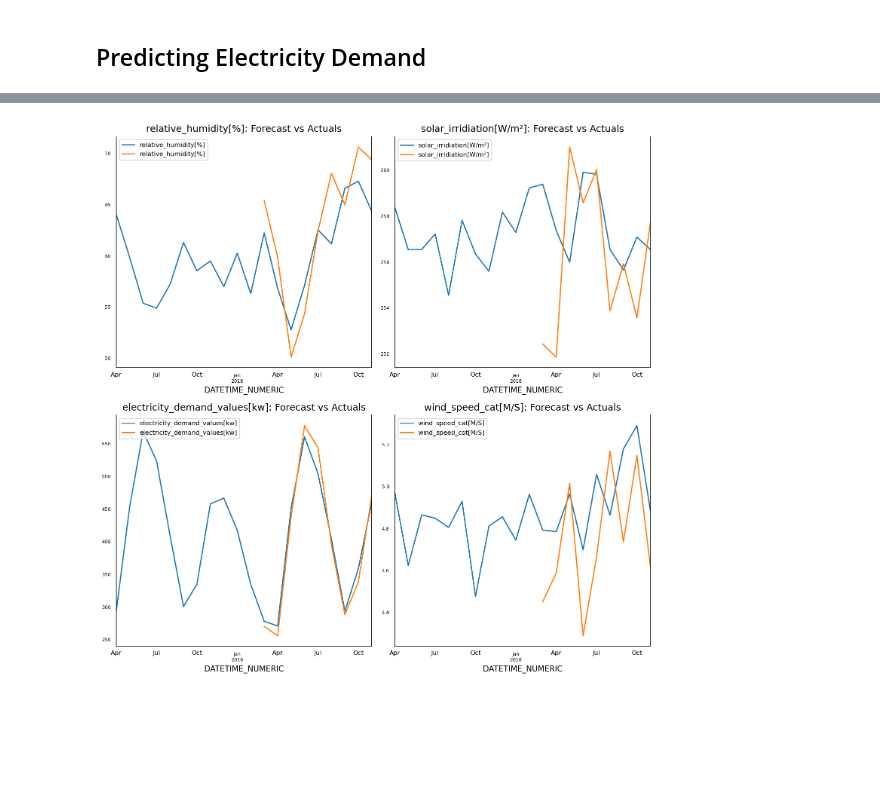
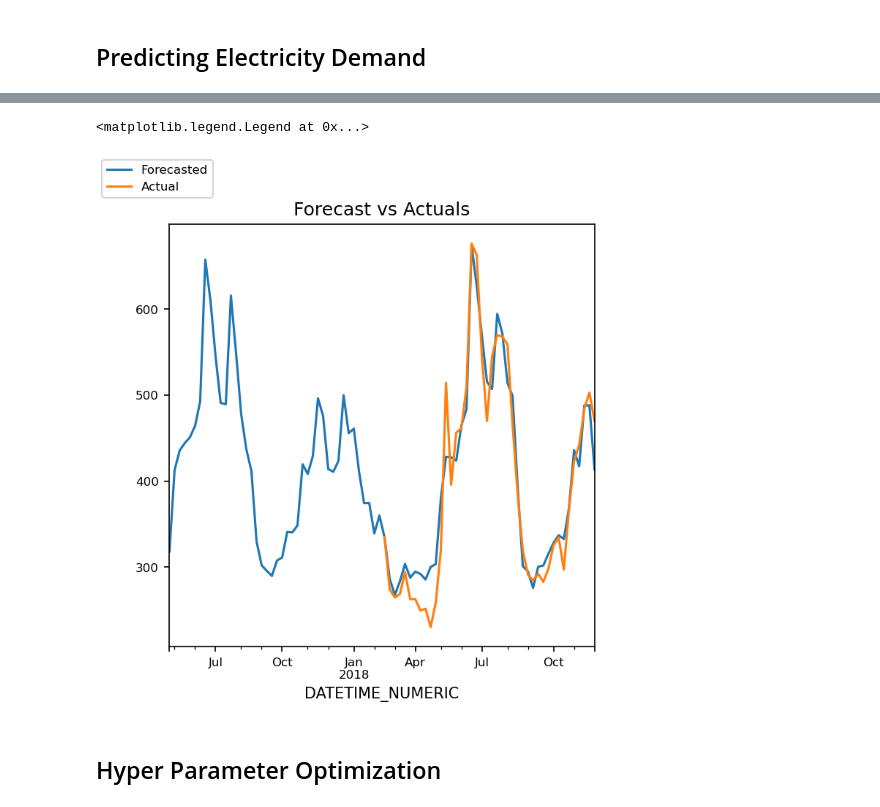
Before and after one commit to i-terzic/predicting-energy-consumption-based-on-weather-data, a Jupyter notebook: VAR.ipynb, the cells around one changed output, grey strips where cells are left out. Cells and saved outputs as stored; diff of their text form; code cells hidden in the pictures; blank space fills up the shorter version.

Commit message:
add hyperparameter optmization

```diff
--- a/VAR.ipynb
+++ b/VAR.ipynb
@@ -26,7 +26,7 @@ def test_train_validate_split(df: pd.DataFrame, percentages=(0.70,0.10,0.20)):
     return np.split(df, [int(percentages[0] * len(df)), int((percentages[0] + percentages[1]) * len(df))])
 # %%
 df_elec_data = pd.concat([loaded_elec_data["df_elec_train"], loaded_elec_data["df_elec_validate"], loaded_elec_data["df_elec_test"]])
-df_elec_data = df_elec_data.resample("MS").mean()
+df_elec_data = df_elec_data.resample("W").mean()
 
 df_elec_train, df_elec_validate, df_elec_test = test_train_validate_split(df_elec_data)
 df_elec_test.shape
@@ -107,8 +107,8 @@ items = list(df_elec_data.columns)
 
 
 forecaster_ms = ForecasterAutoregMultiSeries(
-    regressor         = HistGradientBoostingRegressor(random_state=42),
-    lags              = 27,
+    regressor         = HistGradientBoostingRegressor(random_state=42, learning_rate=0.2),
+    lags              = 112,
     transformer_series= StandardScaler()
 )
 
@@ -116,7 +116,7 @@ multi_series_mae, predictions_ms = backtesting_forecaster_multiseries(
                                        forecaster         = forecaster_ms,
                                        series             = df_elec_data,
                                        levels             = items,
-                                       steps              = 6,
+                                       steps              = 7,
                                        metric             = 'mean_absolute_error',
                                        initial_train_size = len(df_elec_train) + len(df_elec_validate),
                                        refit              = False,
@@ -126,18 +145,12 @@ multi_series_mae, predictions_ms = backtesting_forecaster_multiseries(
 # %%
 # plotting forecast vs actuals
-fig, axes = plt.subplots(nrows=int(len(df_elec_data.columns)/2), ncols=2, dpi=150, figsize=(10,10))
-
-for i, (col,ax) in enumerate(zip(df_elec_data.columns, axes.flatten())):
-    predictions_ms[col].plot(legend=True, ax=ax, ).autoscale(axis='x',tight=True)
-    df_elec_test[col][-len(df_elec_validate):].plot(legend=True, ax=ax, fontsize=8)
-
-    ax.set_title(col + ": Forecast vs Actuals", fontsize=12)
-    ax.xaxis.set_ticks_position('none')
-    ax.yaxis.set_ticks_position('none')
-    ax.spines["top"].set_alpha(0)
-    ax.tick_params(labelsize=6)
-    ax.legend(loc='upper left', fontsize=8)
-
-plt.tight_layout();
+fig = plt.figure(dpi=150, figsize=(5,5))
+predictions_ms["electricity_demand_values[kw]"].plot(label="Forecasted")
+df_elec_test["electricity_demand_values[kw]"][-len(df_elec_validate):].plot(label="Actual", fontsize=8)
+plt.title("Forecast vs Actuals", fontsize=12)
+fig.legend(loc='upper left', fontsize=8)
 # %% [output]
+<matplotlib.legend.Legend at 0x...>
-[figure, old version]
+[figure, new version]
+# %% [markdown]
+## Hyper Parameter Optimization
```
Also changed, not shown: parts of 9 cells of this notebook, 2 other files.
